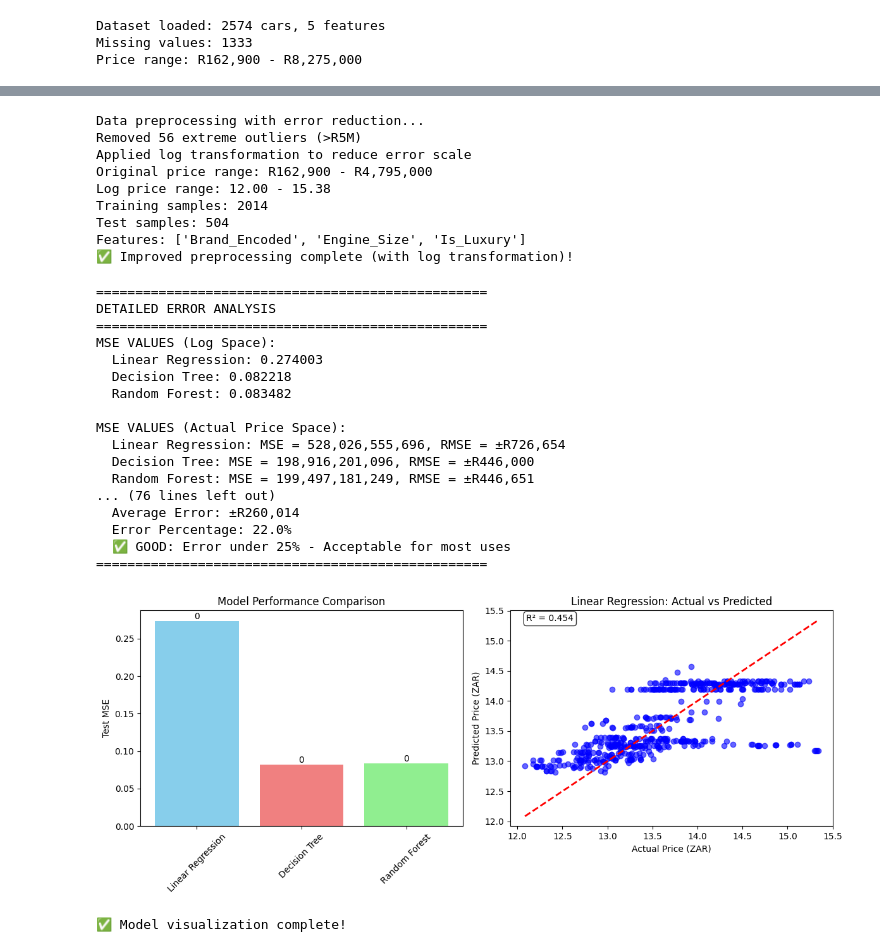
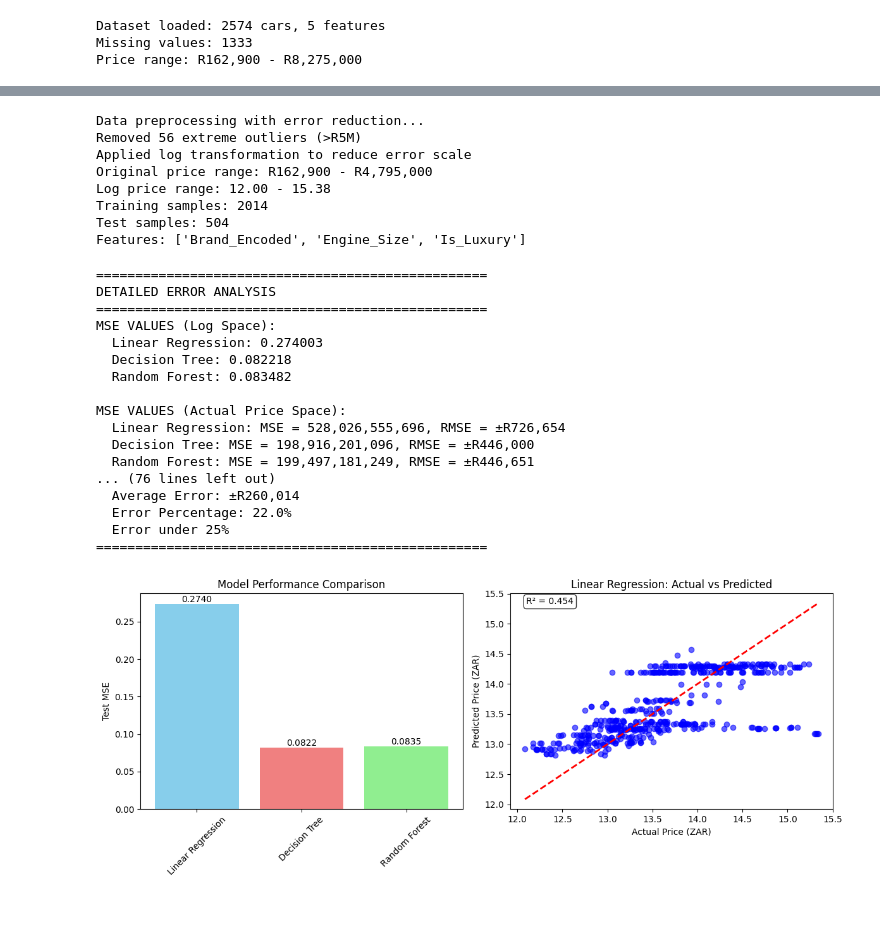
Before and after one commit to twizelissa/sa-automotive-price-model, a Jupyter notebook: summative/linear_regression/multivariate.ipynb, the cells around one changed output, grey strips where cells are left out. Cells and saved outputs as stored; diff of their text form; code cells hidden in the pictures; blank space fills up the shorter version.

```diff
--- a/summative/linear_regression/multivariate.ipynb
+++ b/summative/linear_regression/multivariate.ipynb
@@ -64,5 +61,5 @@ print("✅ Visualizations complete!")
 # %%
-# Block 3: Improved Data Preprocessing with Log Transformation
+#  Improved Data Preprocessing with Log Transformation
 print("Data preprocessing with error reduction...")
 
 # Handle missing values
@@ -99,7 +96,6 @@ X_train, X_test, y_train, y_test = train_test_split(X_scaled, y, test_size=0.2,
 print(f"Training samples: {len(X_train)}")
 print(f"Test samples: {len(X_test)}")
 print(f"Features: {X.columns.tolist()}")
-print("✅ Improved preprocessing complete (with log transformation)!")
 # %% [output]
 Data preprocessing with error reduction...
 Removed 56 extreme outliers (>R5M)
@@ -109,7 +105,6 @@ Log price range: 12.00 - 15.38
 Training samples: 2014
 Test samples: 504
 Features: ['Brand_Encoded', 'Engine_Size', 'Is_Luxury']
-✅ Improved preprocessing complete (with log transformation)!
 # %%
 # Error Analysis Block - Check Your Improvement Results
 print("="*50)
@@ -190,13 +185,13 @@ print(f"  Average Error: ±R{mae:,.0f}")
 print(f"  Error Percentage: {mape:.1f}%")
 
 if mape < 15:
-    print(f"  ✅ EXCELLENT: Error under 15% - Production ready!")
+    print(f"  Error under 15% ")
 elif mape < 25:
-    print(f"  ✅ GOOD: Error under 25% - Acceptable for most uses")
+    print(f"  Error under 25% ")
 elif mape < 50:
-    print(f"  ⚠️  FAIR: Error under 50% - Needs more improvement")
+    print(f"  Error under 50% ")
 else:
-    print(f"  ❌ POOR: Error over 50% - Major improvements needed")
+    print(f"  Error over 50%")
 
 print("="*50)# Error Analysis Block - Check Your Improvement Results
 print("="*50)
@@ -263,13 +258,13 @@ print(f"  Average Error: ±R{mae:,.0f}")
 print(f"  Error Percentage: {mape:.1f}%")
 
 if mape < 15:
-    print(f"  ✅ EXCELLENT: Error under 15% - Production ready!")
+    print(f"  Error under 15% ")
 elif mape < 25:
-    print(f"  ✅ GOOD: Error under 25% - Acceptable for most uses")
+    print(f"  Error under 25% ")
 elif mape < 50:
-    print(f"  ⚠️  FAIR: Error under 50% - Needs more improvement")
+    print(f" Error under 50% ")
 else:
-    print(f"  ❌ POOR: Error over 50% - Major improvements needed")
+    print(f" Error over 50% ")
 
 print("="*50)
 # %% [output]
@@ -288,45 +283,42 @@ MSE VALUES (Actual Price Space):
 ... (76 lines left out)
   Average Error: ±R260,014
   Error Percentage: 22.0%
-  ✅ GOOD: Error under 25% - Acceptable for most uses
+  Error under 25%
 ==================================================
 # %%
 # Block 5: Required Model Visualizations
 fig, axes = plt.subplots(1, 2, figsize=(12, 5))
 
 # REQUIRED: Loss curves (Model comparison)
 model_names = list(results.keys())
 test_mse_values = [results[name]['test_mse'] for name in model_names]
 
 axes[0].bar(model_names, test_mse_values, color=['skyblue', 'lightcoral', 'lightgreen'])
 axes[0].set_title('Model Performance Comparison')
 axes[0].set_ylabel('Test MSE')
 axes[0].tick_params(axis='x', rotation=45)
 
 # Add value labels on bars
 for i, v in enumerate(test_mse_values):
-    axes[0].text(i, v, f'{v:,.0f}', ha='center', va='bottom')
+    axes[0].text(i, v, f'{v:.4f}', ha='center', va='bottom')
 
 # REQUIRED: Actual vs Predicted scatter plot (Linear Regression)
 lr_predictions = results['Linear Regression']['predictions']
 axes[1].scatter(y_test, lr_predictions, alpha=0.6, color='blue')
 axes[1].plot([y_test.min(), y_test.max()], [y_test.min(), y_test.max()], 'r--', lw=2)
 axes[1].set_title('Linear Regression: Actual vs Predicted')
 axes[1].set_xlabel('Actual Price (ZAR)')
 axes[1].set_ylabel('Predicted Price (ZAR)')
 
 # Add R² score annotation
 lr_r2 = results['Linear Regression']['r2']
 axes[1].text(0.05, 0.95, f'R² = {lr_r2:.3f}', transform=axes[1].transAxes,
             bbox=dict(boxstyle='round', facecolor='white', alpha=0.8))
 
 plt.tight_layout()
 plt.show()
-
-print("✅ Model visualization complete!")
 # %% [output]
-[figure, old version]
+[figure, new version]
-✅ Model visualization complete!
 # %%
 # Block 6: Save Best Model and Create Prediction Function
 print("Saving model...")
```
Also changed, not shown: parts of 3 cells of this notebook.
